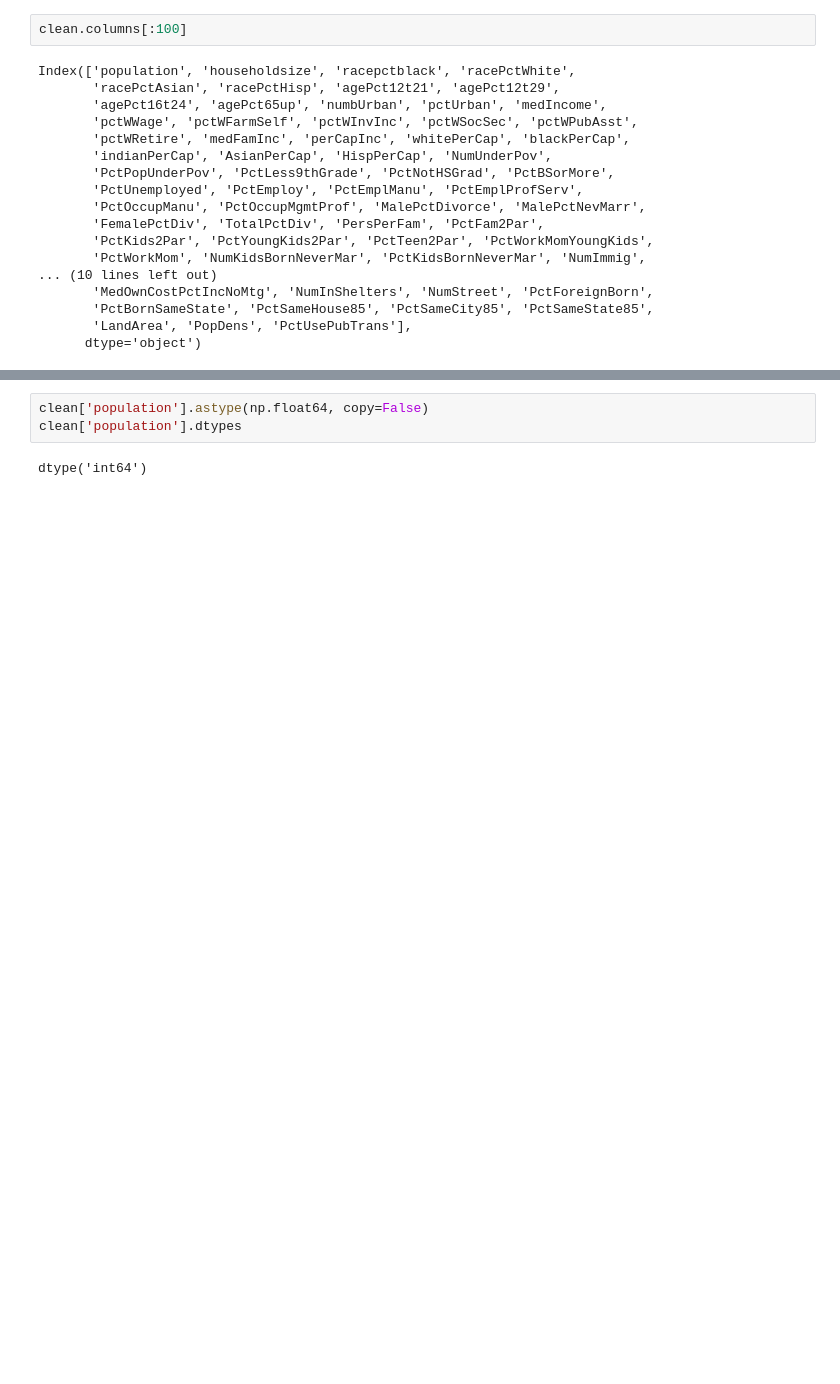
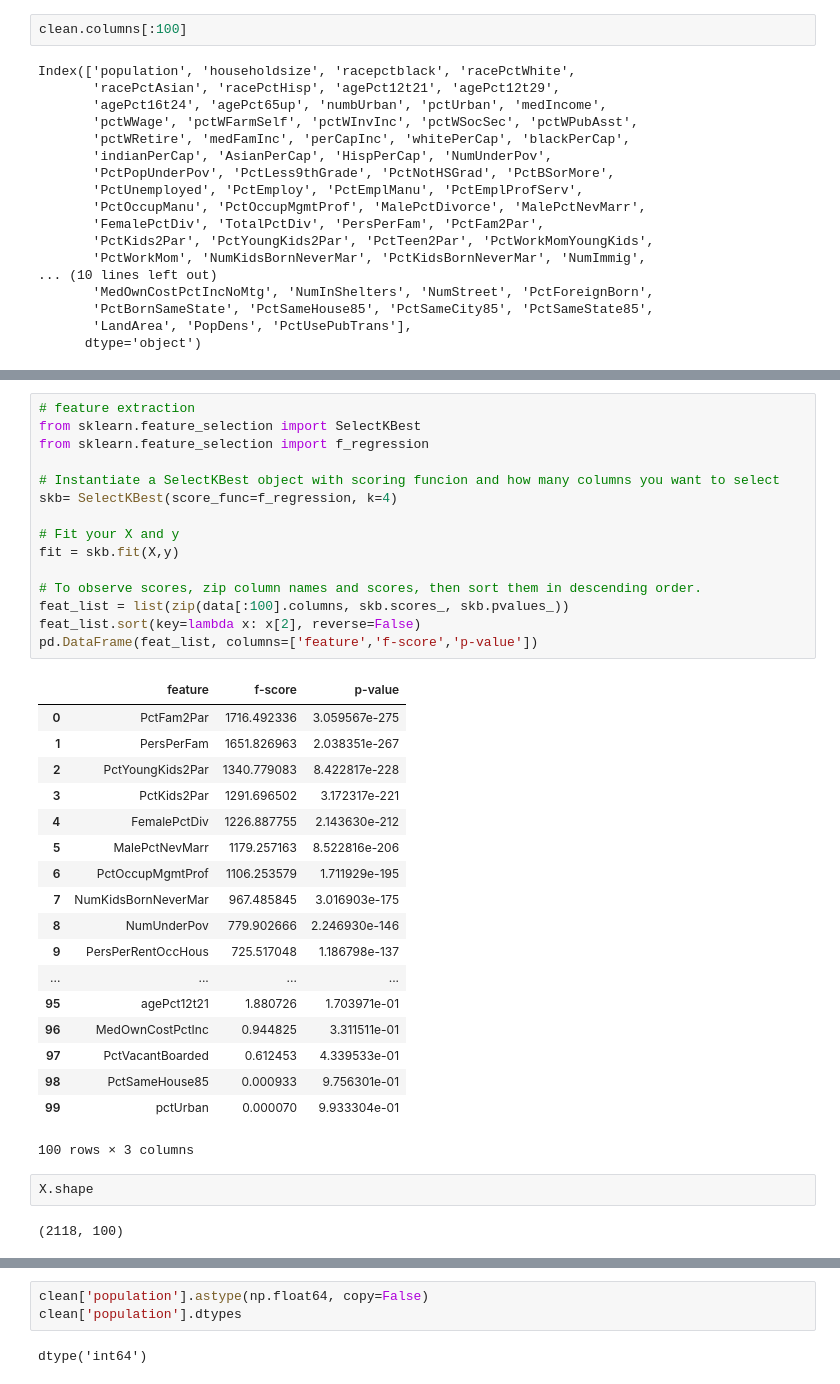
Before and after one commit to llcheng01/unit-4_final_project, a Jupyter notebook: data_exploration.ipynb, the cells around one changed output, grey strips where cells are left out. Cells and saved outputs as stored; diff of their text form; blank space fills up the shorter version.

```diff
--- a/data_exploration.ipynb
+++ b/data_exploration.ipynb
@@ -183,0 +221,38 @@ clean.head()
+# %%
+# feature extraction
+from sklearn.feature_selection import SelectKBest
+from sklearn.feature_selection import f_regression
+
+# Instantiate a SelectKBest object with scoring funcion and how many columns you want to select
+skb= SelectKBest(score_func=f_regression, k=4)
+
+# Fit your X and y
+fit = skb.fit(X,y)
+
+# To observe scores, zip column names and scores, then sort them in descending order.
+feat_list = list(zip(data[:100].columns, skb.scores_, skb.pvalues_))
+feat_list.sort(key=lambda x: x[2], reverse=False)
+pd.DataFrame(feat_list, columns=['feature','f-score','p-value'])
+# %% [output]
+|  | feature | f-score | p-value |
+| 0 | PctFam2Par | 1716.492336 | 3.059567e-275 |
+| 1 | PersPerFam | 1651.826963 | 2.038351e-267 |
+| 2 | PctYoungKids2Par | 1340.779083 | 8.422817e-228 |
+| 3 | PctKids2Par | 1291.696502 | 3.172317e-221 |
+| 4 | FemalePctDiv | 1226.887755 | 2.143630e-212 |
+| 5 | MalePctNevMarr | 1179.257163 | 8.522816e-206 |
+| 6 | PctOccupMgmtProf | 1106.253579 | 1.711929e-195 |
+| 7 | NumKidsBornNeverMar | 967.485845 | 3.016903e-175 |
+| 8 | NumUnderPov | 779.902666 | 2.246930e-146 |
+| 9 | PersPerRentOccHous | 725.517048 | 1.186798e-137 |
+| ... | ... | ... | ... |
+| 95 | agePct12t21 | 1.880726 | 1.703971e-01 |
+| 96 | MedOwnCostPctInc | 0.944825 | 3.311511e-01 |
+| 97 | PctVacantBoarded | 0.612453 | 4.339533e-01 |
+| 98 | PctSameHouse85 | 0.000933 | 9.756301e-01 |
+| 99 | pctUrban | 0.000070 | 9.933304e-01 |
+100 rows × 3 columns
+# %%
+X.shape
+# %% [output]
+(2118, 100)
```
Also changed, not shown: parts of 48 cells of this notebook, 1 other file.
